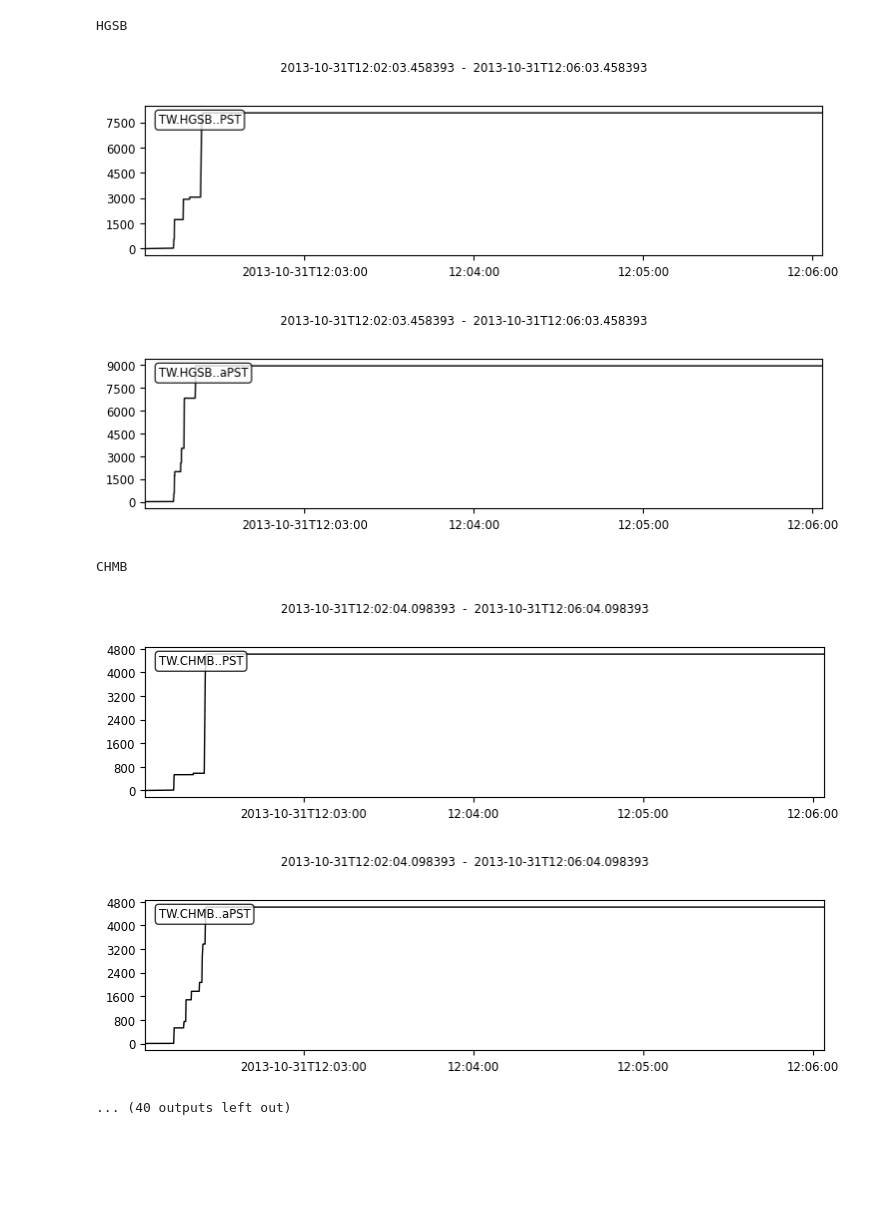
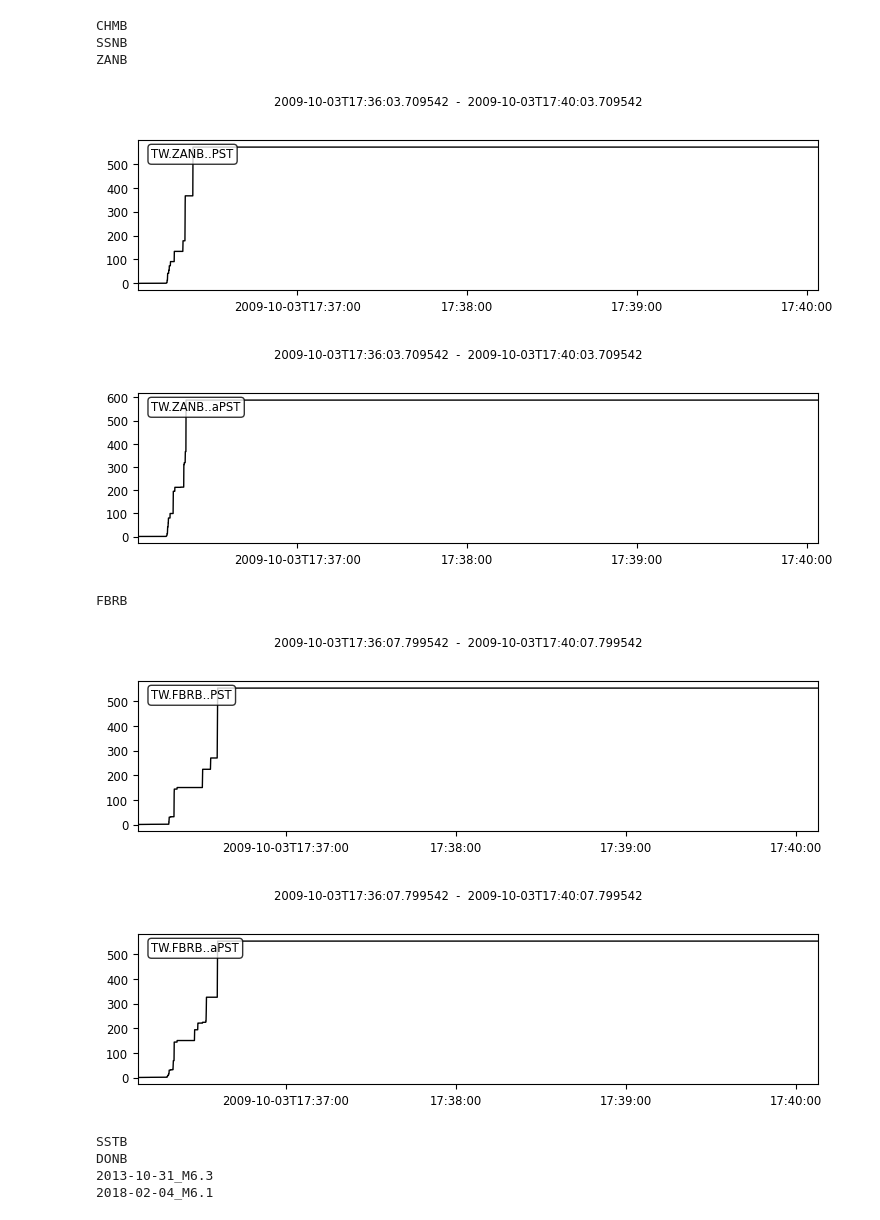
Before and after one commit to UO-Geophysics/strain, a Jupyter notebook: ipynbs/taiwan_strain/2_calculate_filtered_peak_strain_timeseries.ipynb, the cells around one changed output. Drawn from its saved outputs; the diff is of its cells as text; code cells hidden in the pictures; blank space fills up the shorter version.

```diff
--- a/ipynbs/taiwan_strain/2_calculate_filtered_peak_strain_timeseries.ipynb
+++ b/ipynbs/taiwan_strain/2_calculate_filtered_peak_strain_timeseries.ipynb
@@ -17,6 +17,11 @@ for i in range(len(events)):
     print(evt_id)
     origin_time = UTCDateTime(events['origin_time'][i])
     # print(origin_time)
+
+    if evt_id == '2009-10-03_M6.1':
+        pass
+    else:
+        continue
 
     for idx in range(len(stas)):
 
@@ -135,10 +129,15 @@ SJNB
-HGSB
+CHMB
+SSNB
+ZANB
-[figure, old version]
+[figure, new version]
-[figure, old version]
+[figure, new version]
-CHMB
+FBRB
-[figure, old version]
+[figure, new version]
-[figure, old version]
+[figure, new version]
-... (40 outputs left out)
+SSTB
+DONB
+2013-10-31_M6.3
+2018-02-04_M6.1
 # %%
 # Plotting peak strain
 
```
Also changed, not shown: parts of 2 cells of this notebook, 10 other files.
